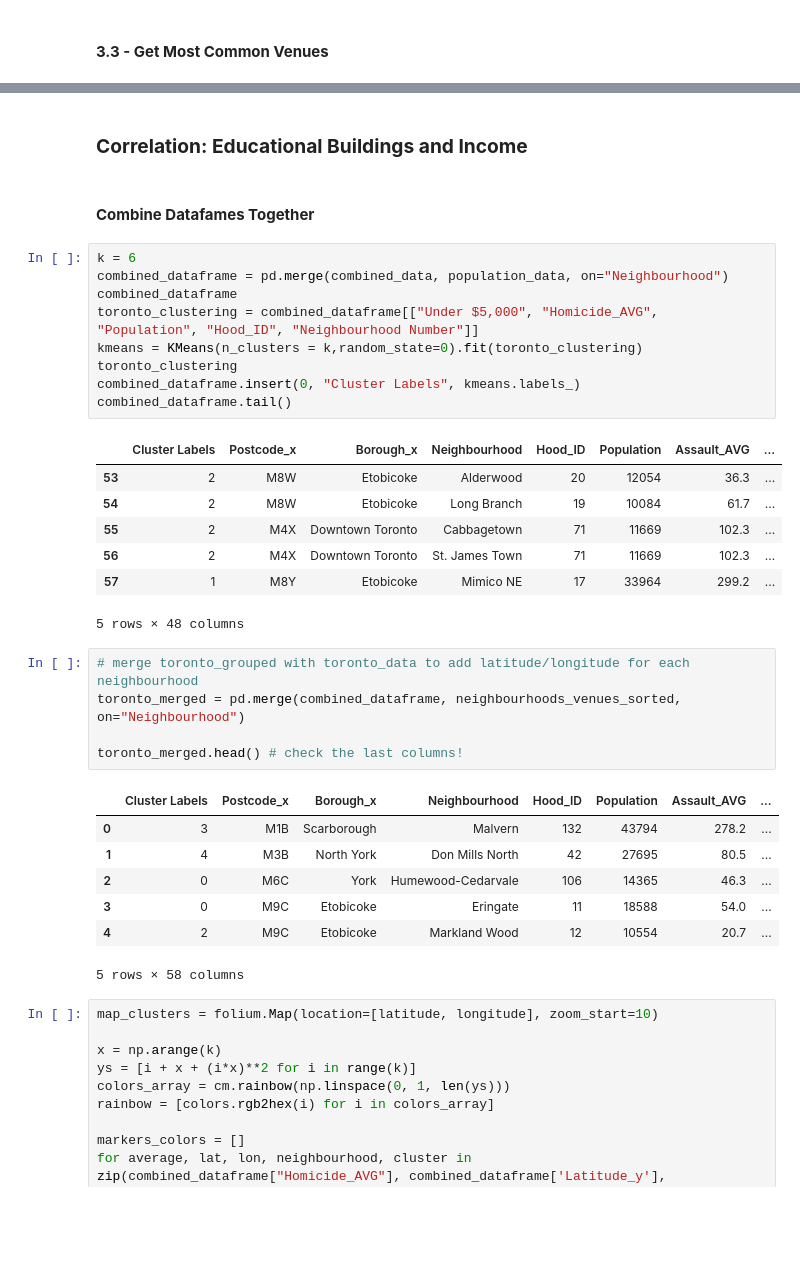
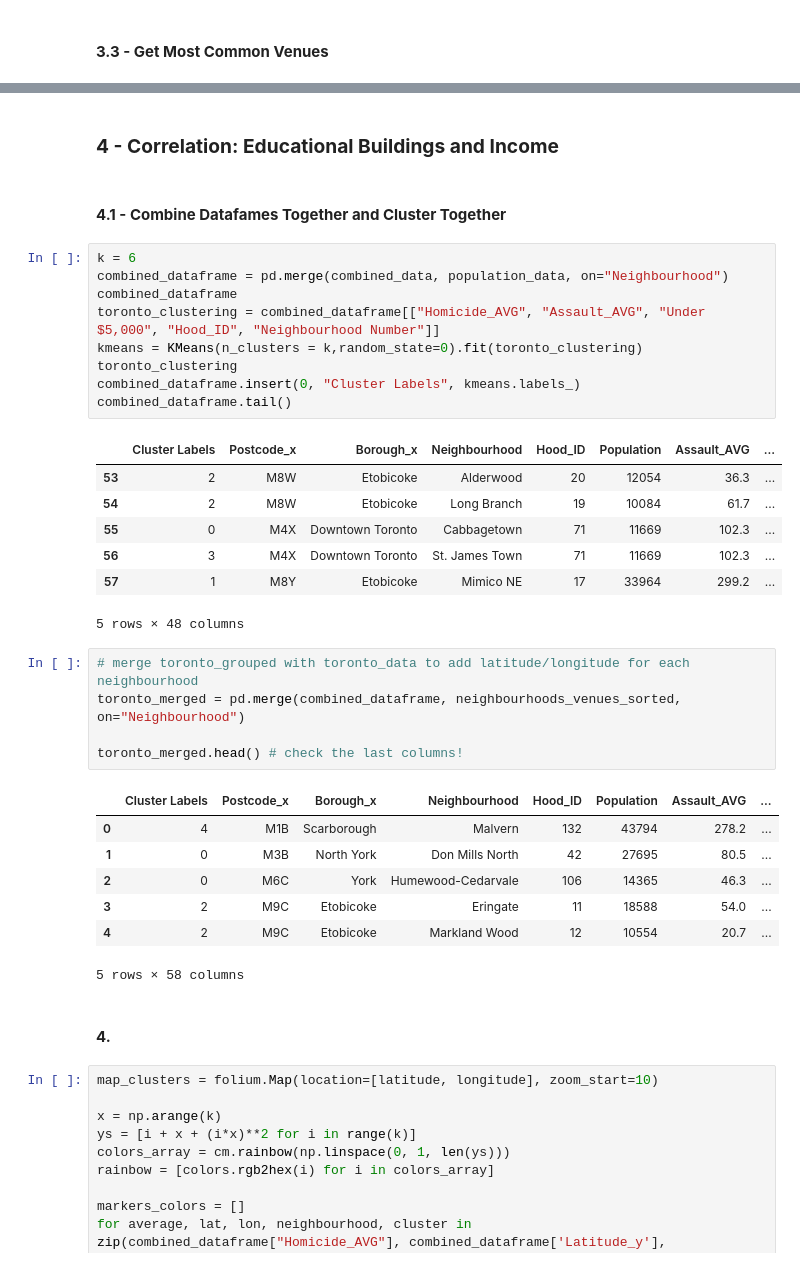
Before and after one commit to Sujeev-Uthayakumar/clustering-navigation, a Jupyter notebook: src/index.ipynb, the cells around one changed output, grey strips where cells are left out. Cells and saved outputs as stored; diff of their text form; blank space fills up the shorter version.

```diff
--- a/src/index.ipynb
+++ b/src/index.ipynb
@@ -322,24 +322,24 @@ neighbourhoods_venues_sorted.head()
 | 3 | Bathurst Manor | Fast Food Restaurant | Restaurant | Grocery Store / Supermarket | Pizzeria | ... |
 | 4 | Bayview Village | Chinese Restaurant | Park | Bank | Fast Food Restaurant | ... |
 # %% [markdown]
-<h3><b>Correlation: Educational Buildings and Income </b></h3>
+<h3><b>4 - Correlation: Educational Buildings and Income </b></h3>
 # %% [markdown]
-<h4><b>Combine Datafames Together</b></h4>
+<h4><b>4.1 - Combine Datafames Together and Cluster Together</b></h4>
 # %%
 k = 6
 combined_dataframe = pd.merge(combined_data, population_data, on="Neighbourhood")
 combined_dataframe
-toronto_clustering = combined_dataframe[["Under $5,000", "Homicide_AVG", "Population", "Hood_ID", "Neighbourhood Number"]]
+toronto_clustering = combined_dataframe[["Homicide_AVG", "Assault_AVG", "Under $5,000", "Hood_ID", "Neighbourhood Number"]]
 kmeans = KMeans(n_clusters = k,random_state=0).fit(toronto_clustering)
 toronto_clustering
 combined_dataframe.insert(0, "Cluster Labels", kmeans.labels_)
 combined_dataframe.tail()
 # %% [output]
 |  | Cluster Labels | Postcode_x | Borough_x | Neighbourhood | Hood_ID | Population | Assault_AVG | ... |
 | 53 | 2 | M8W | Etobicoke | Alderwood | 20 | 12054 | 36.3 | ... |
 | 54 | 2 | M8W | Etobicoke | Long Branch | 19 | 10084 | 61.7 | ... |
-| 55 | 2 | M4X | Downtown Toronto | Cabbagetown | 71 | 11669 | 102.3 | ... |
-| 56 | 2 | M4X | Downtown Toronto | St. James Town | 71 | 11669 | 102.3 | ... |
+| 55 | 0 | M4X | Downtown Toronto | Cabbagetown | 71 | 11669 | 102.3 | ... |
+| 56 | 3 | M4X | Downtown Toronto | St. James Town | 71 | 11669 | 102.3 | ... |
 | 57 | 1 | M8Y | Etobicoke | Mimico NE | 17 | 33964 | 299.2 | ... |
 5 rows × 48 columns
 # %%
@@ -349,12 +349,14 @@ toronto_merged = pd.merge(combined_dataframe, neighbourhoods_venues_sorted, on="
 toronto_merged.head() # check the last columns!
 # %% [output]
 |  | Cluster Labels | Postcode_x | Borough_x | Neighbourhood | Hood_ID | Population | Assault_AVG | ... |
-| 0 | 3 | M1B | Scarborough | Malvern | 132 | 43794 | 278.2 | ... |
-| 1 | 4 | M3B | North York | Don Mills North | 42 | 27695 | 80.5 | ... |
+| 0 | 4 | M1B | Scarborough | Malvern | 132 | 43794 | 278.2 | ... |
+| 1 | 0 | M3B | North York | Don Mills North | 42 | 27695 | 80.5 | ... |
 | 2 | 0 | M6C | York | Humewood-Cedarvale | 106 | 14365 | 46.3 | ... |
-| 3 | 0 | M9C | Etobicoke | Eringate | 11 | 18588 | 54.0 | ... |
+| 3 | 2 | M9C | Etobicoke | Eringate | 11 | 18588 | 54.0 | ... |
 | 4 | 2 | M9C | Etobicoke | Markland Wood | 12 | 10554 | 20.7 | ... |
 5 rows × 58 columns
+# %% [markdown]
+<h4><b>4.</b></h4>
 # %%
 map_clusters = folium.Map(location=[latitude, longitude], zoom_start=10)
 
```
Also changed, not shown: parts of 6 cells of this notebook, 1 other file.
